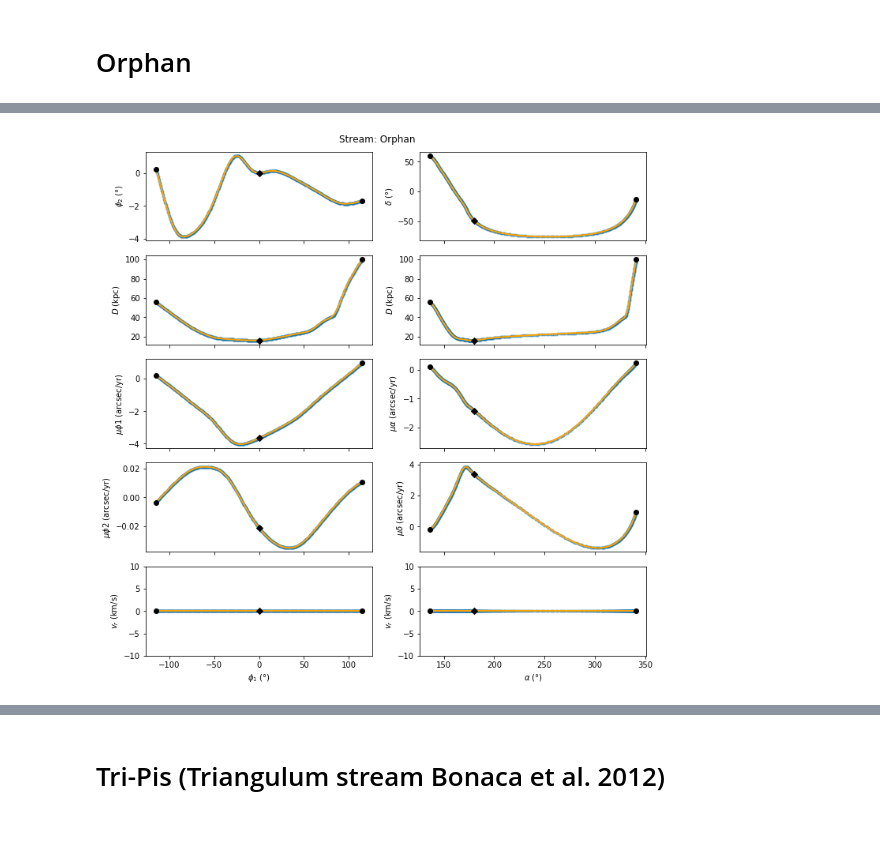
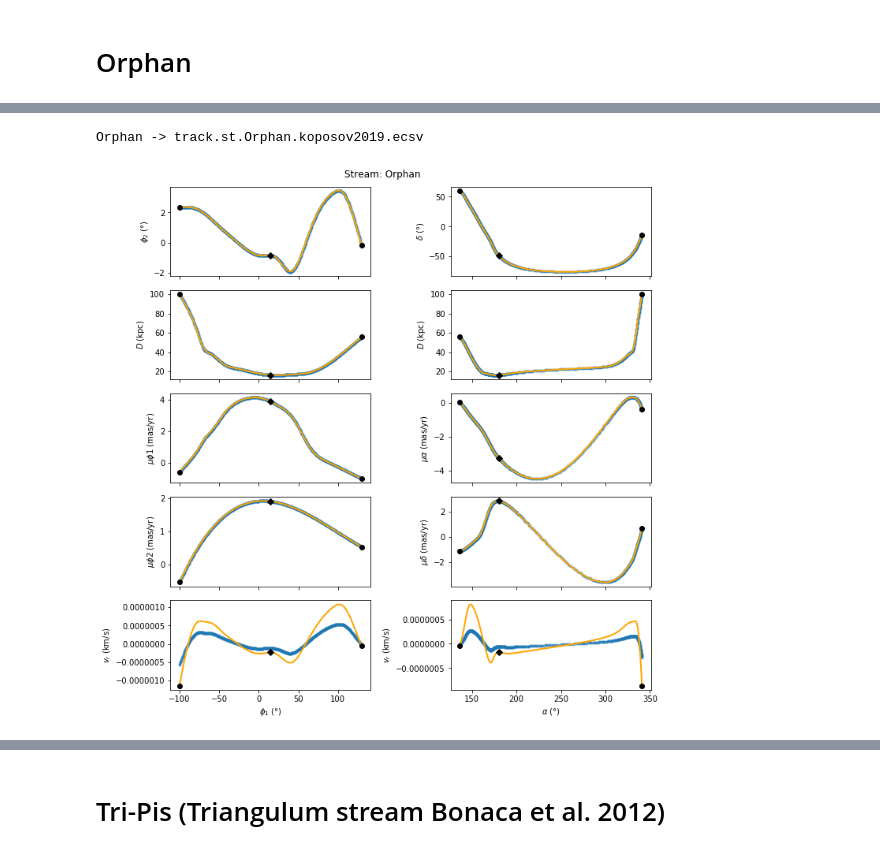
Before and after one commit to cmateu/galstreams, a Jupyter notebook: galstreams/tracks/standardized_tracks.ipynb, the cells around one changed output, grey strips where cells are left out. Saved outputs shown, nothing was run; the diff lists cells and outputs as text; code cells hidden in the pictures.

Commit message:
MNC,ACS and Sgr added. Orphan corrected to subtract solar refl correction. pmphi2 added to Orphan. vrads added, but not supplied in track yet due to lack of full phi1 coevrage.

```diff
--- a/galstreams/tracks/standardized_tracks.ipynb
+++ b/galstreams/tracks/standardized_tracks.ipynb
@@ -791,0 +817,17 @@ I need to implement a keyword for the user pass a custom stream_frame that overr
+# %%
+#The pmphi2 track is not available so I'll have to get it from the RRL data
+rrs=pd.read_csv("/Users/cmateu/trabajo/research/aspen_orphan/orphan_rrl_members.alldata.csv")
+
+obs = ac.SkyCoord(ra=np.array(rrs.RA)*u.deg, dec=np.array(rrs.DEC)*u.deg, distance=np.array(rrs.DIST)*u.kpc, frame='icrs',
+                  pm_ra_cosdec=np.array(rrs.pmra)*u.mas/u.yr, pm_dec=np.array(rrs.pmdec)*u.mas/u.yr, radial_velocity=np.zeros(rrs.DIST.size)*u.km/u.s)
+
+#Rotation matrix from Koposov+ 2019 appendix
+Mrot_radec_to_phi12=[[-0.44761231,-0.08785756,-0.88990128],
+                     [-0.84246097,0.37511331,0.38671632],
+                     [0.29983786,0.92280606,-0.2419219]]
+
+stream_frame = gc.GreatCircleICRSFrame.from_R(Mrot_radec_to_phi12)
+
+
+rrtrack=generate_track_from_points_plot_and_store(obs, "dummy", "dummy", mid_point=None, deg=10, ShortName="dummy", clf=False, do_not_store=True,
+                                                  plot_obs=True, stream_frame=stream_frame, return_track=True)
@@ -792,5 +841,12 @@ I need to implement a keyword for the user pass a custom stream_frame that overr
 # %%
-#Orphan footprint from Koposov et al. 2019 - Gaia DR2 RRLs.
+#Orphan footprint from Koposov et al. 2019 - Gaia DR2 RRLs. sky, distance and muphi1 tracks are from Tables C1-C3.
+
+#Rotation matrix from Koposov+ 2019 appendix
+Mrot_radec_to_phi12=[[-0.44761231,-0.08785756,-0.88990128],
+                     [-0.84246097,0.37511331,0.38671632],
+                     [0.29983786,0.92280606,-0.2419219]]
+
+stream_frame = gc.GreatCircleICRSFrame.from_R(Mrot_radec_to_phi12)
 
 #Knots for D(phi1) interpolation
 phi1_Dknot=np.array([-100.0,-76.2169,-69.9684,-63.1307,-44.2712,-25.0268,-5.3975,20.0052,42.3287,61.958,90.0548,114.3027])
@@ -813,31 +869,54 @@ phi1_mu1_knots=x[::2]
 phi2_mu1_knots=x[1::2]
 orphan_muphi1_spline=scipy.interpolate.CubicSpline(phi1_mu1_knots,phi2_mu1_knots,bc_type='natural',extrapolate=True)
 
+#Knots for pmphi2 are not given in Koposov2019 or Erkal2019. This is a polynomial fit of the data for the RRLs (see previous cell)
+pm_phi2_fit=np.poly1d(np.polyfit(rrtrack.transform_to(stream_frame).phi1.deg,rrtrack.transform_to(stream_frame).pm_phi2.value, deg=3))
 
-# print(phi1_mu1_knots)
-# print(phi2_mu1_knots)
-
+#VGSR - Table 4 - Kposov2019
+tt=[50, 35.097 , 67, 91.084 , 77, 111.054 , 85, 121.997 , 95, 132.123 , 105, 132.763 , 115, 116.263 , 120, 103.205]
+phi1_vgsr=tt[::2]
+vgsr=tt[1::2]
+vgsr_spline = np.poly1d(np.polyfit(phi1_vgsr,vgsr, deg=3))
 
 #Plot to check
 phi1s=np.linspace(-100,130,500)
 Ds=orphan_Dspline(phi1s)
 phi2s=orphan_phi2spline(phi1s)
 muphi1s=orphan_muphi1_spline(phi1s)
+muphi2s=pm_phi2_fit(phi1s)
+vgsrs= vgsr_spline(phi1s)
 zeros=np.zeros(phi1s.size)
 
-#Rotation matrix from Koposov+ 2019 appendix
-Mrot_radec_to_phi12=[[-0.44761231,-0.08785756,-0.88990128],
-                     [-0.84246097,0.37511331,0.38671632],
-                     [0.29983786,0.92280606,-0.2419219]]
 
-stream_frame = gc.GreatCircleICRSFrame.from_R(Mrot_radec_to_phi12)
+#Solar reflex motion contribution in stream coords
+zz = ac. SkyCoord(phi1=phi1s*u.deg, phi2=phi2s*u.deg, distance=Ds*u.kpc,
+                  pm_phi1_cosphi2=zeros*u.mas/u.yr,
+                  pm_phi2=zeros*u.mas/u.yr, radial_velocity=zeros*u.km/u.s,
+                  frame=stream_frame)
+sun_reflex = gc.reflex_correct(zz,galactocentric_frame=ac.Galactocentric(galcen_distance=8.34*u.kpc, galcen_v_sun=(11.1,240.+12.24,7.25)*u.km/u.s) )
+
+coo = ac.SkyCoord(phi1=phi1s*u.deg, phi2=phi2s*u.deg, distance=Ds*u.kpc, frame=stream_frame)
+#Sun's peculiar velocity from Schönrich, R., Binney, J., & Dehnen, W. 2010, MNRAS, 403, 1829.
+#VLSR=240 and Rsun=8.34kpc from Reid, M. J., Menten, K. M., Brunthaler, A., et al. 2014, ApJ, 783, 130
+vhel = gc.vgsr_to_vhel(coordinate=coo.galactic, vgsr=vgsrs*u.km/u.s, vsun=(11.1,240.+12.24,7.25)*u.km/u.s)  #just to check sun_reflex correction
+
+#radial velocity is only valid in range phi=[50,120]
+m = (phi1s<50) | (phi1s>120)
+vhel[m] =0*u.km/u.s
+
+
+#Build the track after having removed the solar reflex correction
 stream_track = ac.SkyCoord(phi1=phi1s*u.deg, phi2=phi2s*u.deg, distance=Ds*u.kpc, frame=stream_frame,
-                           pm_phi1_cosphi2=muphi1s*u.mas/u.yr, pm_phi2=zeros*u.mas/u.yr)
+                           pm_phi1_cosphi2=muphi1s*u.mas/u.yr -sun_reflex.pm_phi1_cosphi2,
+                           pm_phi2=muphi2s*u.mas/u.yr, #does not have solar reflex correction, its from a different source
+                           radial_velocity=zeros*u.km/u.s)
+                           #radial_velocity=vhel) #this coincides with vgsrs*u.km/u.s - sun_reflex.radial_velocity to within <0.03km/s
+
 
 Ref = "koposov2019"
 Name,ShortName= "Orphan","Orp"
 
-obs = stream_track.icrs
 
-generate_track_from_points_plot_and_store(obs, Name, Ref, deg=25, mid_point=None, ShortName=ShortName, clf=False, plot_obs=True)
+ftrack=generate_track_from_points_plot_and_store(stream_track.icrs, Name, Ref, deg=25, mid_point=None, ShortName=ShortName,
+                                                  clf=False, plot_obs=True, stream_frame=stream_frame, return_track=True )
 # %% [output]
@@ -845 +924,2 @@ Orphan -> track.st.Orphan.koposov2019.ecsv
+Orphan -> track.st.Orphan.koposov2019.ecsv
-[figure, old version]
+[figure, new version]
```
Also changed, not shown: parts of 32 cells of this notebook.
